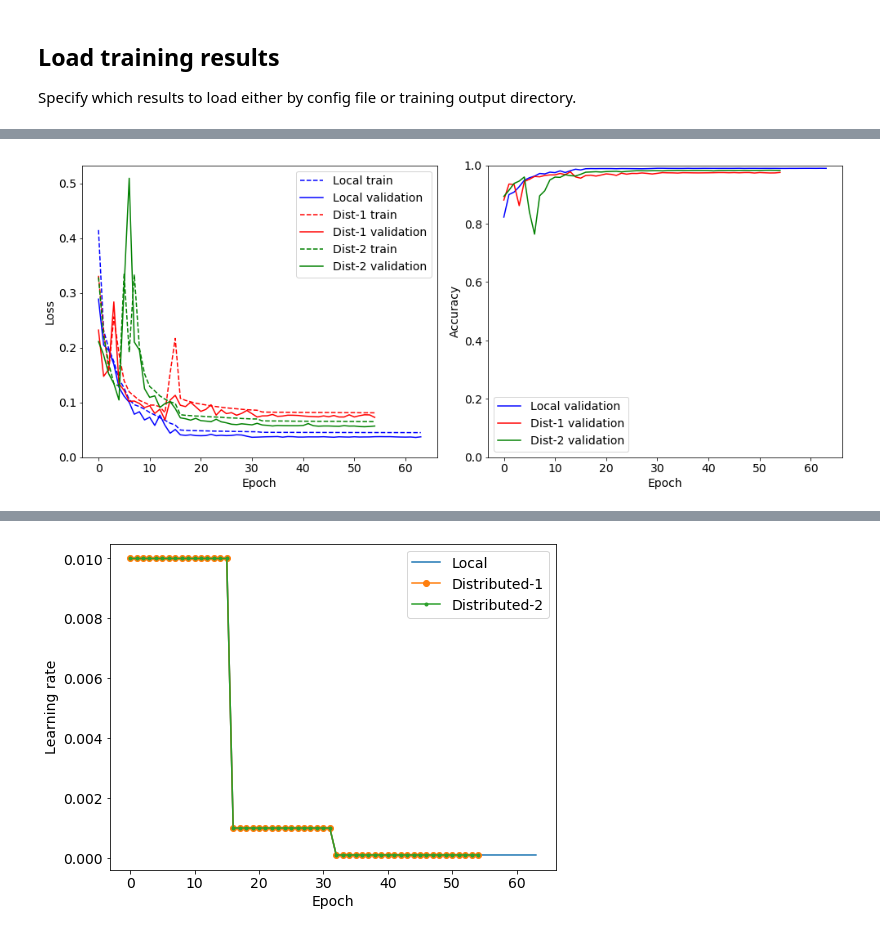
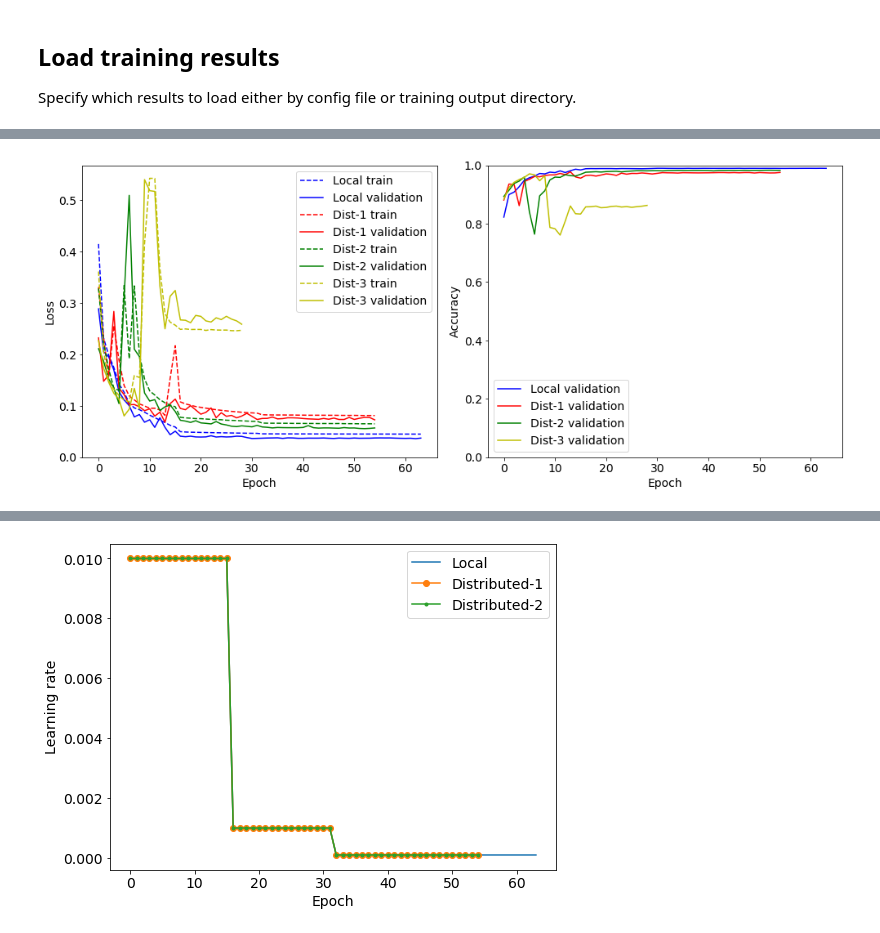
Before and after one commit to murnanedaniel/eta-tracker, a Jupyter notebook: notebooks/CompareDistributed.ipynb, the cells around one changed output, grey strips where cells are left out. Saved outputs shown, nothing was run; the diff lists cells and outputs as text; code cells hidden in the pictures.

Commit message:
added fix attempt to CompareDistributed notebook

```diff
--- a/notebooks/CompareDistributed.ipynb
+++ b/notebooks/CompareDistributed.ipynb
@@ -81,31 +81,40 @@ result_name = 'resmpnn_002b'
 result_dir = os.path.join(result_base, result_name)
 dist2_config = load_config_dir(result_dir)
 dist2_summaries = load_summaries(dist2_config)
+# %%
+# Distributed results
+result_name = 'resmpnn_002c'
+result_dir = os.path.join(result_base, result_name)
+dist3_config = load_config_dir(result_dir)
+dist3_summaries = load_summaries(dist3_config)
 # %%
 fig, (ax0, ax1) = plt.subplots(ncols=2, figsize=(14, 6))
 
 # Plot losses
 ax0.plot(summaries.epoch, summaries.train_loss, 'b--', label='Local train')
 ax0.plot(summaries.epoch, summaries.valid_loss, 'b-', label='Local validation')
 ax0.plot(dist1_summaries.epoch, dist1_summaries.train_loss, 'r--', label='Dist-1 train')
 ax0.plot(dist1_summaries.epoch, dist1_summaries.valid_loss, 'r-', label='Dist-1 validation')
 ax0.plot(dist2_summaries.epoch, dist2_summaries.train_loss, 'g--', label='Dist-2 train')
 ax0.plot(dist2_summaries.epoch, dist2_summaries.valid_loss, 'g-', label='Dist-2 validation')
+ax0.plot(dist3_summaries.epoch, dist3_summaries.train_loss, 'y--', label='Dist-3 train')
+ax0.plot(dist3_summaries.epoch, dist3_summaries.valid_loss, 'y-', label='Dist-3 validation')
 ax0.set_xlabel('Epoch')
 ax0.set_ylabel('Loss')
 ax0.set_ylim(bottom=0)
 #ax0.set_yscale('log')
 ax0.legend(loc=0)
 
 # Plot accuracies
 ax1.plot(summaries.epoch, summaries.valid_acc, 'b-', label='Local validation')
 ax1.plot(dist1_summaries.epoch, dist1_summaries.valid_acc, 'r-', label='Dist-1 validation')
 ax1.plot(dist2_summaries.epoch, dist2_summaries.valid_acc, 'g-', label='Dist-2 validation')
+ax1.plot(dist3_summaries.epoch, dist3_summaries.valid_acc, 'y-', label='Dist-3 validation')
 ax1.set_xlabel('Epoch')
 ax1.set_ylabel('Accuracy')
 ax1.set_ylim(bottom=0, top=1)
 ax1.legend(loc=0)
 
 plt.tight_layout()
 # %% [output]
-[figure, old version]
+[figure, new version]
```
Also changed, not shown: parts of 4 cells of this notebook.
